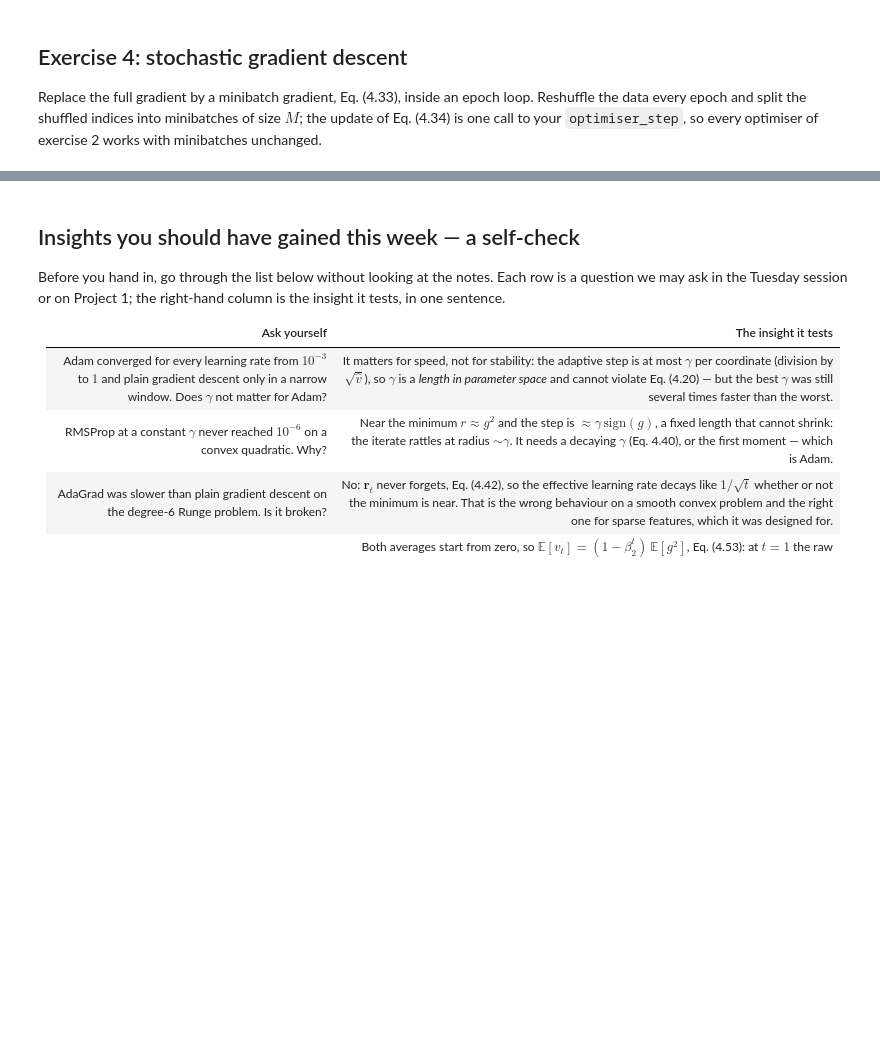
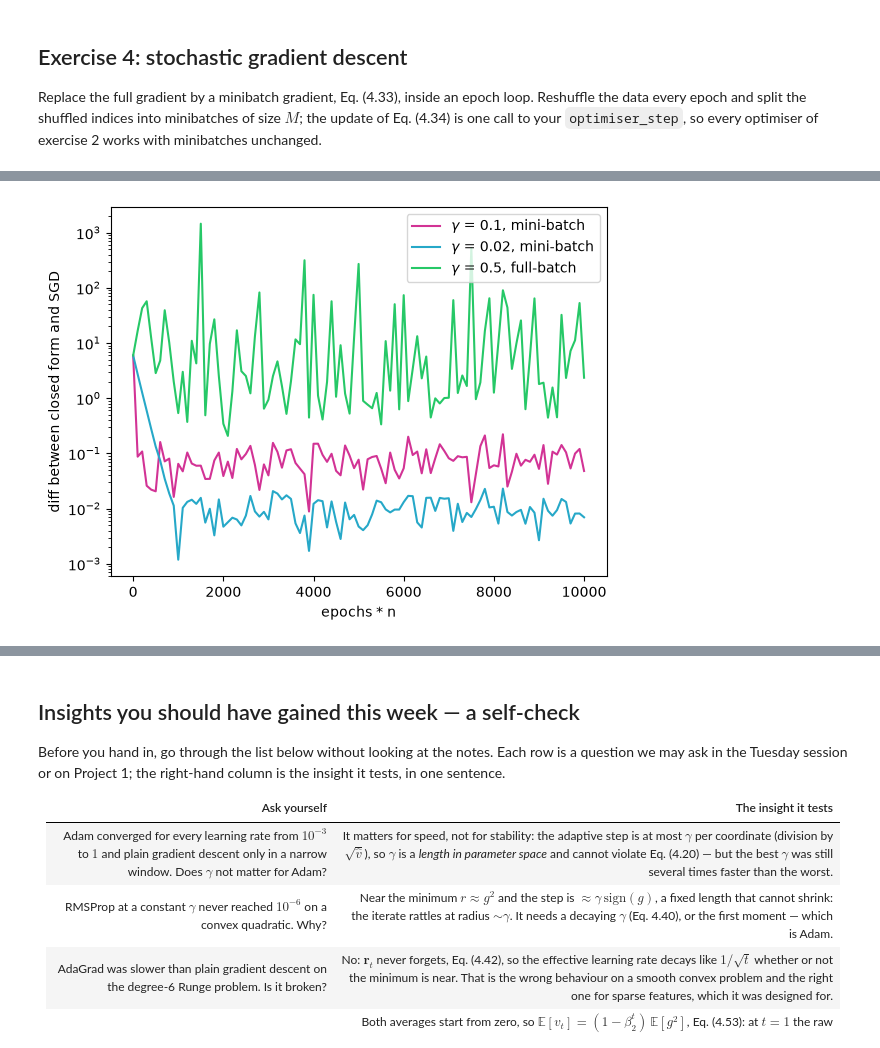
Before and after one commit to synnesjor/FYS-STK4155, a Jupyter notebook: exercisesweek38.ipynb, the cells around one changed output, grey strips where cells are left out. Drawn from its saved outputs; the diff is of its cells as text; code cells hidden in the pictures; blank space fills up the shorter version.

```diff
--- a/exercisesweek38.ipynb
+++ b/exercisesweek38.ipynb
@@ -505,20 +584,19 @@ def make_batches(n, batch_size, rng):
 
 def step_length(t, t0, t1):
     """The schedule of Eq. (4.40)."""
-    return ?
+    return t0 / (t + t1)
 
-def sgd(X, y, method="plain", n_epochs=50, batch_size=5, gamma=0.1, schedule=None, lam=0.0, seed=2026, **kw):
-    """Minibatch SGD, Eq. (4.34), with any optimiser. schedule=(t0, t1) replaces gamma by Eq. (4.40).
-    Returns the iterate after every epoch."""
+def sgd(X, y, method="plain", n_epochs=50, batch_size=5, gamma=0.1, schedule=None,
+        lam=0.0, seed=2026, theta0=None, **kw):
     rng = np.random.default_rng(seed)
     n, p = X.shape
-    theta, state, t = np.zeros(p), {}, 0
-    history = [theta.copy()]
+    theta = np.zeros(p) if theta0 is None else np.array(theta0, dtype=float)
+    state, t, history = {}, 0, [theta.copy()]
     for epoch in range(n_epochs):
         for batch in make_batches(n, batch_size, rng):
             t += 1
-            g = ?                                   # the gradient of the cost on this minibatch
-            gamma_t = ?                             # constant, or the schedule
-            theta, state = optimiser_step(method, theta, g, state, t, gamma_t, **kw)
+            g = gradient(theta, X[batch], y[batch], lam)            # Eq. (4.33): the minibatch gradient
+            g_t = gamma if schedule is None else step_length(t, *schedule)
+            theta, state = optimiser_step(method, theta, g, state, t, g_t, **kw)
         history.append(theta.copy())
     return np.array(history)
@@ -526,0 +655,35 @@ SyntaxError: invalid syntax (3370410644.py, line 8)
+# %%
+f_01 = sgd(X, y, method="plain", n_epochs=100, batch_size=5, gamma=0.1, schedule=None,
+        lam=0.0, seed=2026, theta0=None)
+f_002 = sgd(X, y, method="plain", n_epochs=100, batch_size=5, gamma=0.02, schedule=None,
+        lam=0.0, seed=2026, theta0=None)
+
+f_05 = sgd(X, y, method="plain", n_epochs=100, batch_size=1, gamma=0.5, schedule=None,
+        lam=0.0, seed=2026, theta0=None)
+
+diff_01 = theta_cf-f_01
+diff_01= theta_cf-f_01
+
+diff_002 = theta_cf-f_002
+diff_002= theta_cf-f_002
+
+diff_05 = theta_cf-f_05
+diff_05= theta_cf-f_05
+
+l_01 = np.sqrt(diff_01[:,0]**2 + diff_01[:,1]**2)
+l_002 = np.sqrt(diff_002[:,0]**2 + diff_002[:,1]**2)
+l_05 = np.sqrt(diff_05[:,0]**2 + diff_05[:,1]**2)
+# print(diff)
+
+plt.figure()
+plt.plot(np.linspace(0,10000,101), l_01, color = "#D23395", label = fr"$\gamma$ = 0.1, mini-batch")
+plt.plot(np.linspace(0,10000,101), l_002, color = "#26A8C8", label = fr"$\gamma$ = 0.02, mini-batch")
+plt.plot(np.linspace(0,10000,101), l_05, color = "#26C867", label = fr"$\gamma$ = 0.5, full-batch")
+# plt.ylim(0,0.3)
+plt.yscale("log")
+plt.xlabel("epochs * n")
+plt.ylabel("diff between closed form and SGD")
+plt.legend()
+plt.show()
+# %% [output]
+[figure, added]
```
Also changed, not shown: parts of 34 cells of this notebook.
